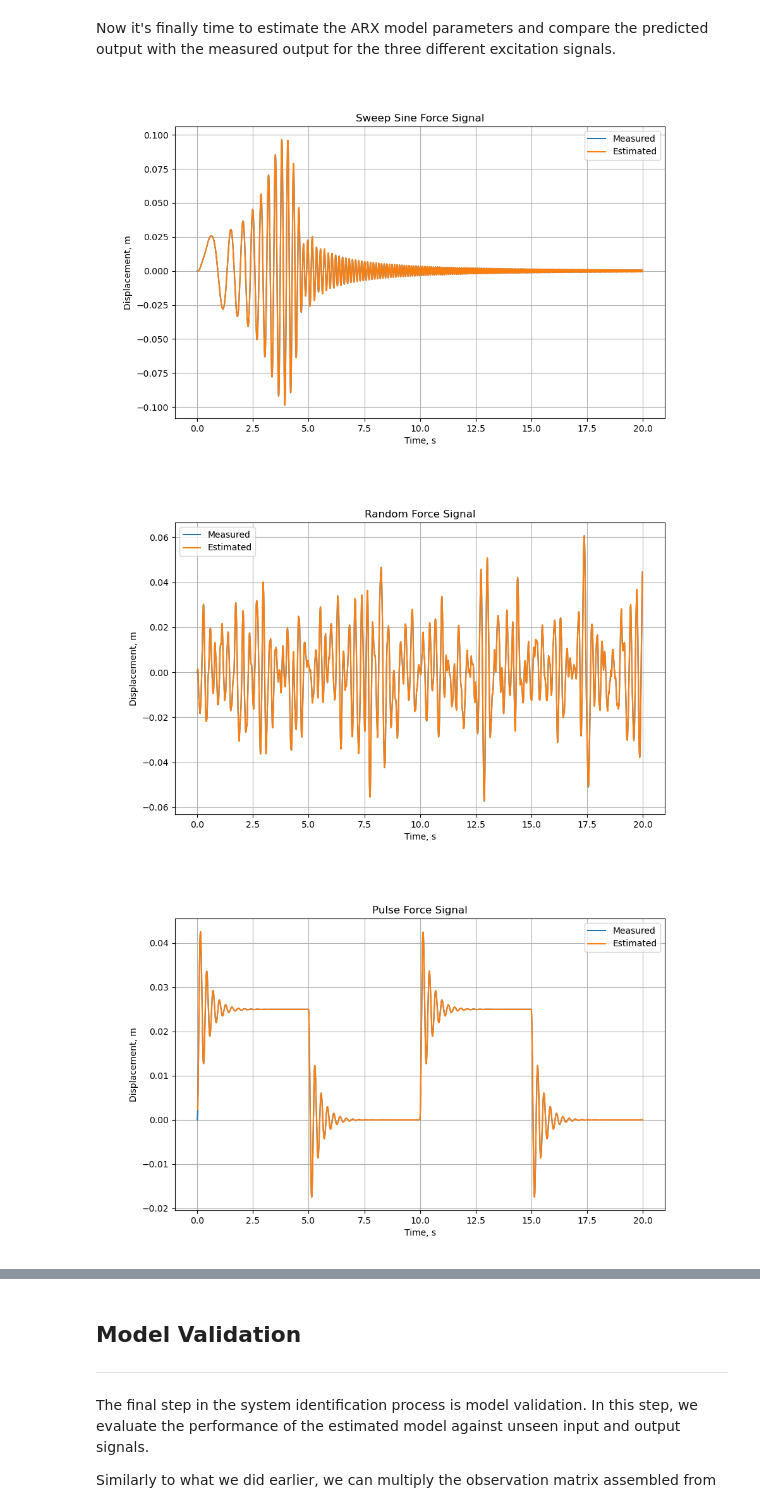
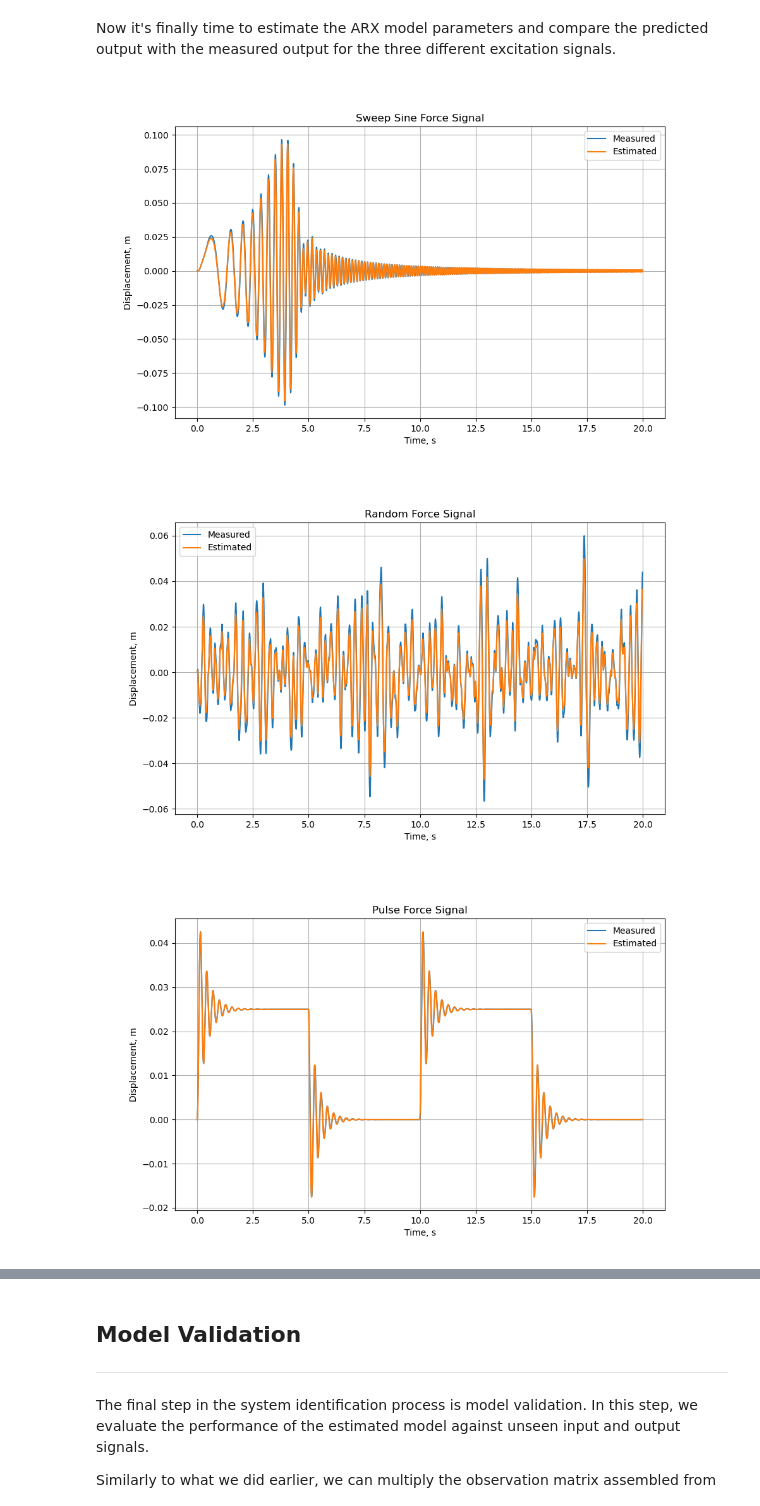
Before and after one commit to fmamitrotta/learn-aeroelastic-sid, a Jupyter notebook: notebooks/01_Identification_of_a_1-DOF_Mass-Spring-Damper_System_with_a_Discrete-time_ARX_Model.ipynb, the cells around one changed output, grey strips where cells are left out. Saved outputs shown, nothing was run; the diff lists cells and outputs as text; code cells hidden in the pictures.

Commit message:
Improved random force signal by implementing preset force RMS. Corrected mistake in the generation of the estimated output.

```diff
--- a/notebooks/01_Identification_of_a_1-DOF_Mass-Spring-Damper_System_with_a_Discrete-time_ARX_Model.ipynb
+++ b/notebooks/01_Identification_of_a_1-DOF_Mass-Spring-Damper_System_with_a_Discrete-time_ARX_Model.ipynb
@@ -576,23 +606,22 @@ def compare_output(y, u, theta_hat, t):
     # Find number of samples
     N = len(y)
 
-    # Create observation matrix
-    phi = np.vstack(
-        [
-            -y[1 : N - 1],
-            -y[0 : N - 2],
-            u[1 : N - 1],
-            u[0 : N - 2],
-        ]
-    ).T
-
-    # Calculate predicted output
-    y_hat = phi @ theta_hat
+    # Iterate over time vector to calculate estimated output
+    y_hat = np.zeros(N)
+    y_hat[0] = y[0]
+    y_hat[1] = y[1]
+    for k in range(2, N):
+        y_hat[k] = (
+            -y_hat[k - 1] * theta_hat[0, 0]
+            - y_hat[k - 2] * theta_hat[1, 0]
+            + u[k] * theta_hat[2, 0]
+            + u[k - 1] * theta_hat[3, 0]
+        )
 
     # Plot measured and predicted output
     fig, ax = plt.subplots(figsize=(10, 6))
     ax.plot(t, y, label="Measured")
-    ax.plot(t[2:], y_hat, label="Estimated")
+    ax.plot(t, y_hat, label="Estimated")
     ax.set_xlabel("Time, s")
     ax.set_ylabel("Displacement, m")
     ax.legend()
@@ -605,26 +634,35 @@ Now it's finally time to estimate the ARX model parameters and compare the predi
 # %%
 # Calculate ARX parameters for sweep sine force signal and compare output
 sweep_sine_arx_parameters = estimate_arx_parameters(
     sweep_sine_displacement, sweep_sine_force_signal
 )
-ax = compare_output(sweep_sine_displacement, sweep_sine_force_signal, sweep_sine_arx_parameters, t_vector)
+ax = compare_output(
+    sweep_sine_displacement,
+    sweep_sine_force_signal,
+    sweep_sine_arx_parameters,
+    t_vector,
+)
 ax.set_title("Sweep Sine Force Signal")
 plt.show()
 
 # Calculate ARX parameters for random force signal and compare output
 random_arx_parameters = estimate_arx_parameters(
     random_displacement, random_force_signal
 )
-ax = compare_output(random_displacement, random_force_signal, random_arx_parameters, t_vector)
+ax = compare_output(
+    random_displacement, random_force_signal, random_arx_parameters, t_vector
+)
 ax.set_title("Random Force Signal")
 plt.show()
 
 # Calculate ARX parameters for pulse force signal and compare output
 pulse_arx_parameters = estimate_arx_parameters(pulse_displacement, pulse_force_signal)
-ax = compare_output(pulse_displacement, pulse_force_signal, pulse_arx_parameters, t_vector)
+ax = compare_output(
+    pulse_displacement, pulse_force_signal, pulse_arx_parameters, t_vector
+)
 ax.set_title("Pulse Force Signal")
 plt.show()
 # %% [output]
-[figure, old version]
+[figure, new version]
-[figure, old version]
+[figure, new version]
 [figure]
```
Also changed, not shown: parts of 17 cells of this notebook.
